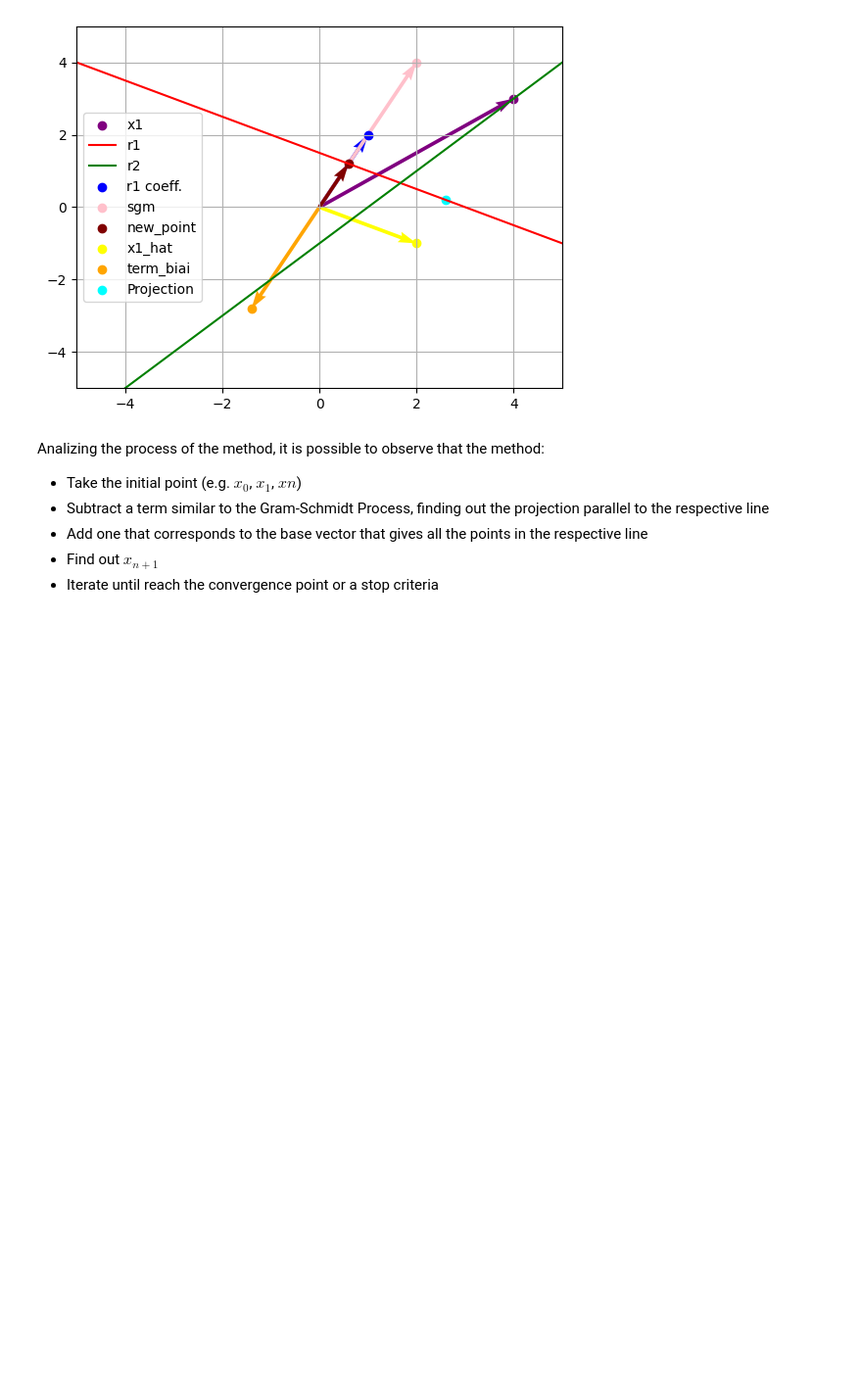
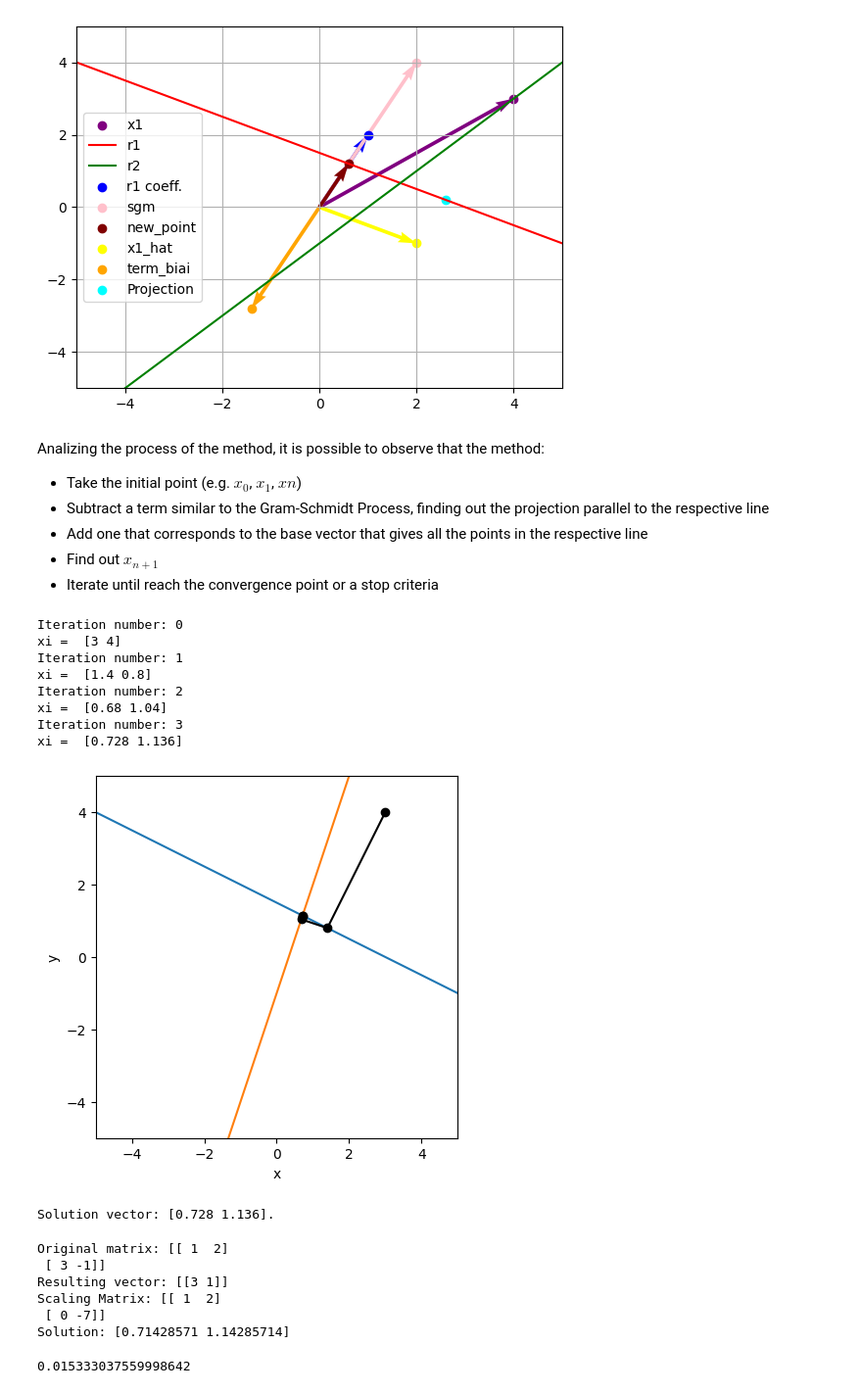
Before and after one commit to viyuetuki/ic_fcm_sirius, a Jupyter notebook: kaczmarz_method.ipynb, the cells around one changed output. Shown at 98% size. Cells and saved outputs as stored; diff of their text form; code cells hidden in the pictures; blank space fills up the shorter version.

Commit message:
Add functions.py and kaczmarz_method (implementation of lin sys with intervals)

```diff
--- a/kaczmarz_method.ipynb
+++ b/kaczmarz_method.ipynb
@@ -276,0 +245,10 @@ Analizing the process of the method, it is possible to observe that the method:
+# %%
+#Definitons
+A = np.array([[1,2],
+            [3,-1]])
+
+b = np.array([[3,1]])
+
+x0 = np.array([[49/7, 10/7]]) # initial point
+
+m,n = A.shape
@@ -276,0 +345,24 @@ Analizing the process of the method, it is possible to observe that the method:
+# %%
+#Definitons
+A = np.array([[1,2],
+            [3,-1]])
+
+b = np.array([3,1])
+
+x0 = np.array([3, 4]) # initial point
+
+#Solving
+x, Xhistory, _ = kaczmerz_method(A, b, x0, 1.e-2)
+plot_trajectory(A, b, Xhistory)
+print(f'Solution vector: {x}.')
+# %% [output]
+Iteration number: 0
+xi =  [3 4]
+Iteration number: 1
+xi =  [1.4 0.8]
+Iteration number: 2
+xi =  [0.68 1.04]
+Iteration number: 3
+xi =  [0.728 1.136]
+[figure, added]
+Solution vector: [0.728 1.136].
@@ -276,0 +399,15 @@ Analizing the process of the method, it is possible to observe that the method:
+# %%
+#Definitons
+A = np.array([[1,2],
+            [3,-1]])
+
+b = np.array([[3,1]])
+
+xa, As = gauss_elimination(A, b)
+# %% [output]
+Original matrix: [[ 1  2]
+ [ 3 -1]]
+Resulting vector: [[3 1]]
+Scaling Matrix: [[ 1  2]
+ [ 0 -7]]
+Solution: [0.71428571 1.14285714]
@@ -276,0 +424,5 @@ Analizing the process of the method, it is possible to observe that the method:
+# %%
+#Comparing
+error_metric(xa, x)
+# %% [output]
+0.015333037559998642
```
Also changed, not shown: parts of 14 cells of this notebook, 1 other file.
